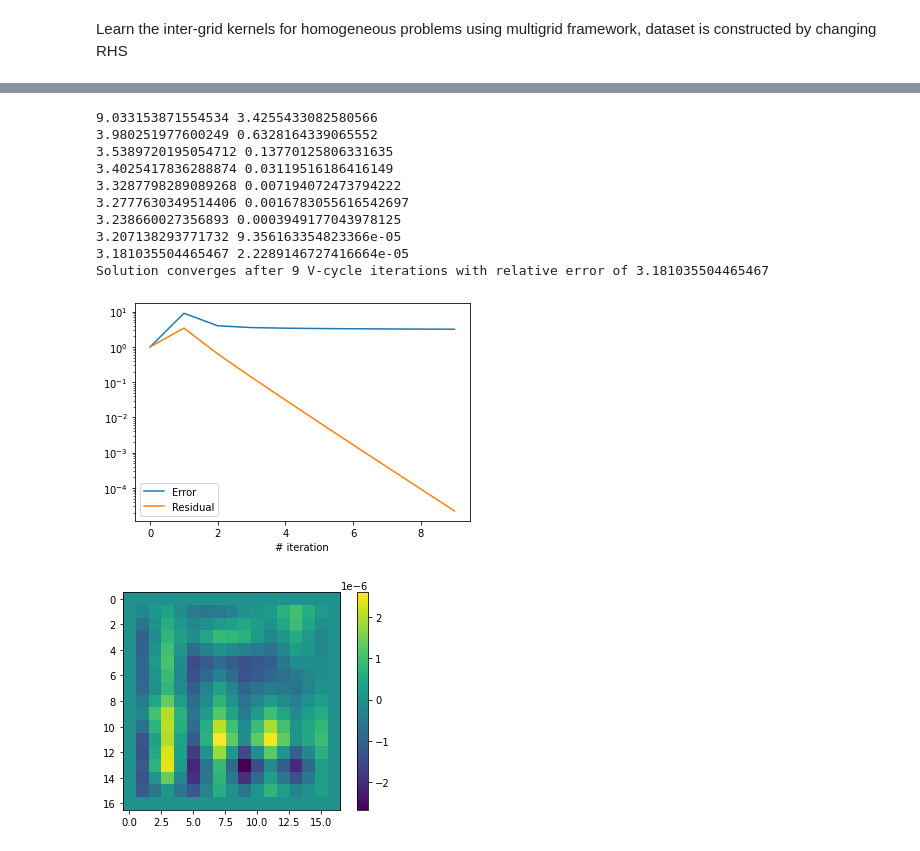
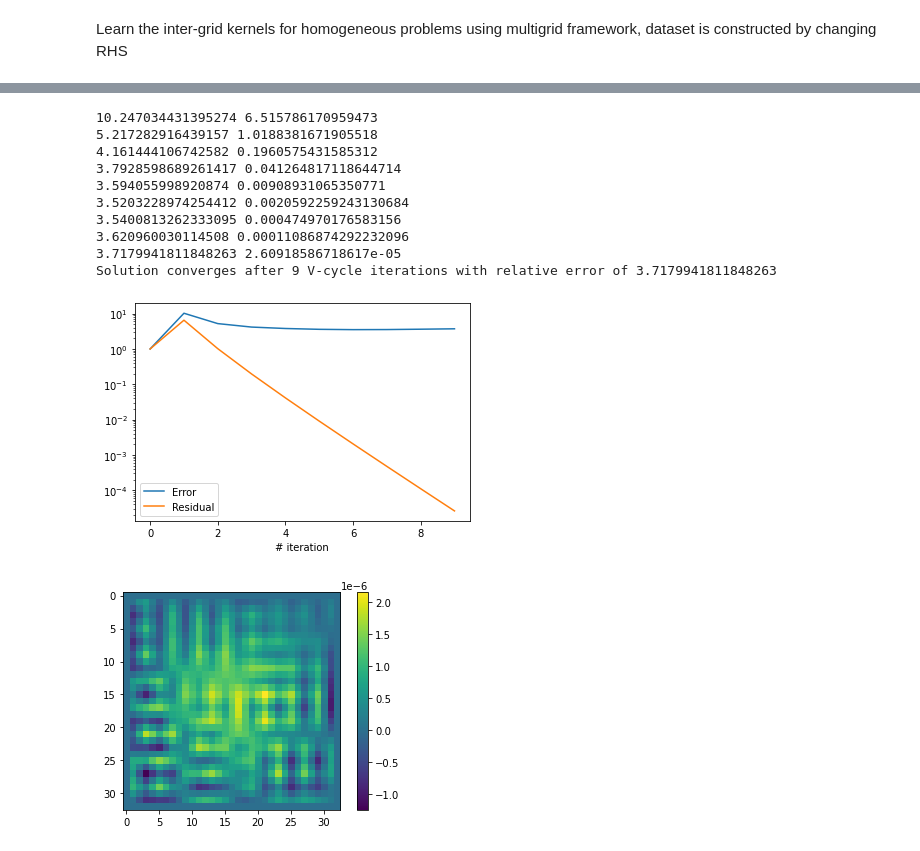
Before and after one commit to longfish/Multigrid-FEANet, a Jupyter notebook: MM-FEANet-homo_kernel_multigrid_rhs.ipynb, the cells around one changed output, grey strips where cells are left out. Drawn from its saved outputs; the diff is of its cells as text; code cells hidden in the pictures.

Commit message:
implemented the multigrid learning framework

```diff
--- a/MM-FEANet-homo_kernel_multigrid_rhs.ipynb
+++ b/MM-FEANet-homo_kernel_multigrid_rhs.ipynb
@@ -187,6 +200,6 @@ class TwoGrid(nn.Module):
 # %%
 n = 2**4
-model = TwoGrid(n)
+model = MultiGrid(n)
 rhs = next(iter(train_dataloader))
 # %%
 EPS = 5e-5
@@ -248,7 +261,7 @@ def train_one_epoch():
     last_loss = running_loss/(i+1)
     return last_loss
 # %%
-model_dir = 'Model/twogrid_rhs'
+model_dir = 'Model/multigrid_rhs'
 if not os.path.exists(model_dir):
     os.makedirs(model_dir)
 
@@ -262,7 +275,7 @@ for epoch in range(num_epoch):
     print(epoch, avg_q)
 
     # Track best performance, and save the model's state
-    mpath = os.path.join(model_dir,'model_twogrid_poisson.pth')
+    mpath = os.path.join(model_dir,'model_multigrid_poisson.pth')
     torch.save(model.state_dict(), mpath)
     qm_train.append(avg_q)
 
@@ -352,7 +353,7 @@ class Multigrid():
         self.xx, self.yy = np.meshgrid(self.x, self.y, indexing='xy')
         self.solution = []
 
-        self.w = [4,1] #inter_model.w.detach()
+        self.w = inter_model.w.detach()
         self.restrict_kernel = inter_model.conv.weight.detach()
         self.interpolate_kernel = inter_model.deconv.weight.detach()
 
@@ -451,29 +452,29 @@ class Multigrid():
         return e_arr_Vcycle, res_arr_Vcycle
 # %%
 # Multigrid implementation
-n = 2**4
+n = 2**5
 prob_mg = Multigrid(model, n)
 
 e_arr_Vcycle, res_arr_Vcycle = prob_mg.Solve()
 
 plt.plot(e_arr_Vcycle, label='Error')
 plt.plot(res_arr_Vcycle, label='Residual')
 plt.yscale('log')
 plt.xlabel('# iteration')
 #plt.ylabel('Error')
 plt.legend()
 
 plot.plot_field(prob_mg.grids[0].v.detach())
 # %% [output]
-9.033153871554534 3.4255433082580566
-3.980251977600249 0.6328164339065552
-3.5389720195054712 0.13770125806331635
-3.4025417836288874 0.03119516186416149
-3.3287798289089268 0.007194072473794222
-3.2777630349514406 0.0016783055616542697
-3.238660027356893 0.0003949177043978125
-3.207138293771732 9.356163354823366e-05
-3.181035504465467 2.2289146727416664e-05
-Solution converges after 9 V-cycle iterations with relative error of 3.181035504465467
+10.247034431395274 6.515786170959473
+5.217282916439157 1.0188381671905518
+4.161444106742582 0.1960575431585312
+3.7928598689261417 0.041264817118644714
+3.594055998920874 0.00908931065350771
+3.5203228974254412 0.0020592259243130684
+3.5400813262333095 0.000474970176583156
+3.620960030114508 0.00011086874292232096
+3.7179941811848263 2.60918586718617e-05
+Solution converges after 9 V-cycle iterations with relative error of 3.7179941811848263
-[figure, old version]
+[figure, new version]
-[figure, old version]
+[figure, new version]
```
Also changed, not shown: parts of 6 cells of this notebook, 1 other file.
